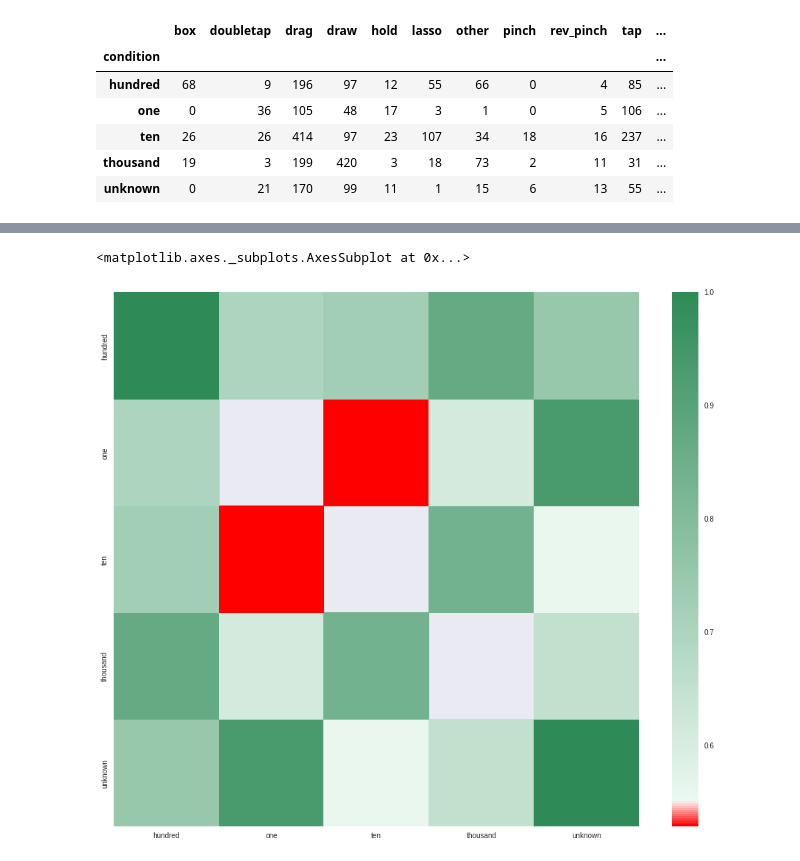
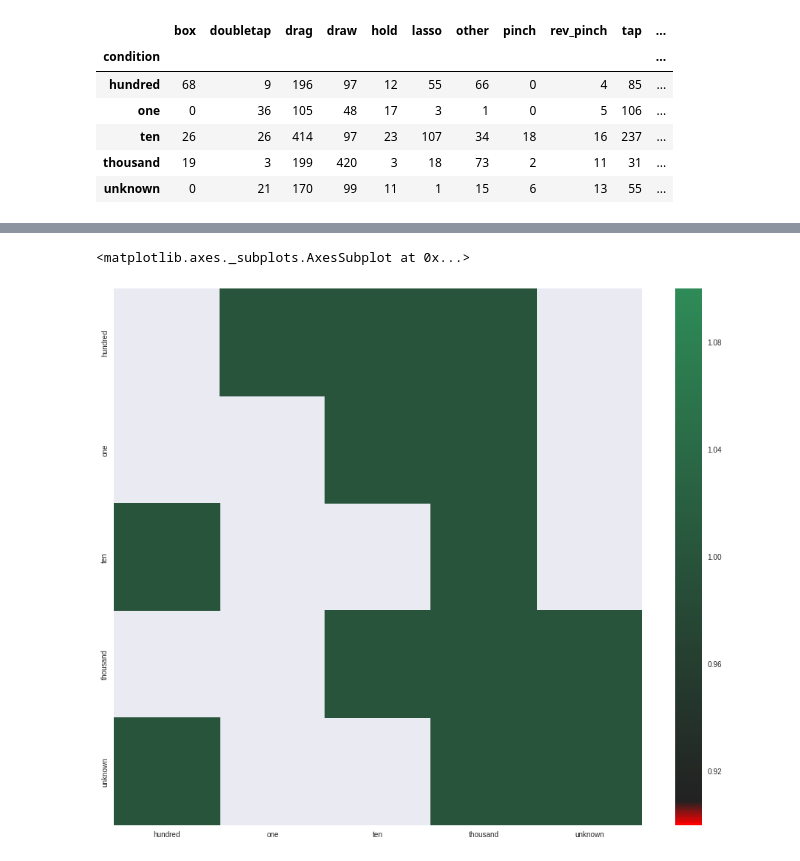
Before and after one commit to ab3nd/TinyRobo, a Jupyter notebook: data/analysis_and_normalization.ipynb, the cells around one changed output, grey strips where cells are left out. Saved outputs shown, nothing was run; the diff lists cells and outputs as text; code cells hidden in the pictures.

```diff
--- a/data/analysis_and_normalization.ipynb
+++ b/data/analysis_and_normalization.ipynb
@@ -196,13 +199,13 @@ The NaN results are probably when there are no instances of that gesture, so e.g
 import matplotlib as mpl
 #Set up our alpha for statistical significance
 alpha = 0.05
-c_count = 256
+c_count = 256.0
 step = 1.0/c_count
 below_alpha = int(alpha/step)
 above_alpha = c_count-below_alpha
 #Top and bottom halves of the color map
-p1 = sb.light_palette("red", n_colors=below_alpha, reverse=True)
-p1.extend(sb.light_palette("seagreen", n_colors=above_alpha))
+p1 = sb.dark_palette("red", n_colors=below_alpha, reverse=True)
+p1.extend(sb.dark_palette("seagreen", n_colors=above_alpha))
 #Convert to matplotlib color map
 cm = mpl.colors.ListedColormap(p1.as_hex())
 # %%
@@ -299,0 +314,5 @@ total_gestures
+# %%
+import itertools
+for a, b in itertools.combinations(total_gestures.index, 2):
+    f, p = ss.f_oneway(total_gestures.loc[a].drop("total_gestures"), total_gestures.loc[b].drop("total_gestures"))
+    print a, b, p
@@ -300,13 +330,13 @@ total_gestures
 # %%
 all_p_vals = {}
 for a in total_gestures.index:
     all_p_vals[a]={}
     for b in total_gestures.index:
-        f, p = ss.f_oneway(*[total_gestures.loc[a], total_gestures.loc[b]])
+        f, p = ss.f_oneway(*[total_gestures.loc[a].drop("total_gestures"), total_gestures.loc[b].drop("total_gestures")])
         all_p_vals[a][b] = p
 #Load data into frame and plot it
 draw_p_vals = pandas.DataFrame(all_p_vals)
 sb.heatmap(draw_p_vals, cmap=cm)
 # %% [output]
 <matplotlib.axes._subplots.AxesSubplot at 0x...>
-[figure, old version]
+[figure, new version]
```
Also changed, not shown: parts of 35 cells of this notebook, 2 other files.
